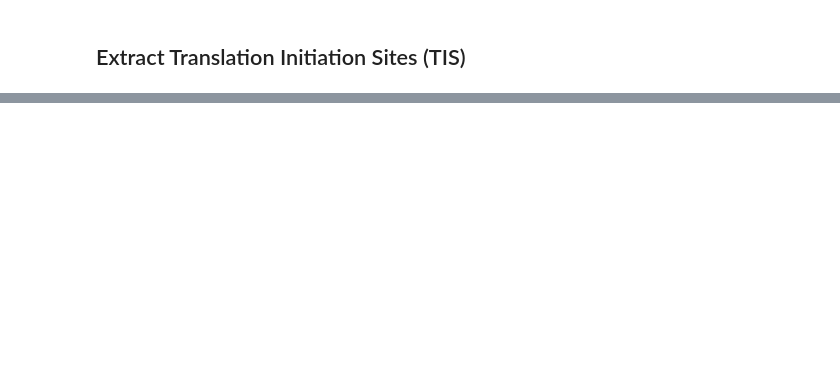
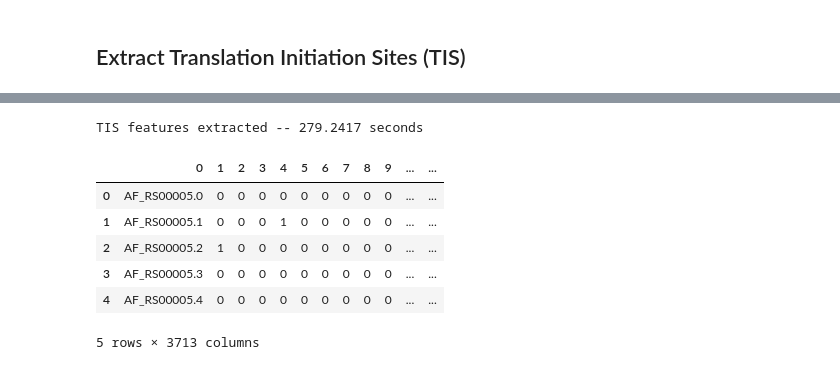
Before and after one commit to viggy-ravi/gene-prediction, a Jupyter notebook: Gene-Prediction-in-Metagenomics-Fragments.ipynb, the cells around one changed output, grey strips where cells are left out. Drawn from its saved outputs; the diff is of its cells as text; code cells hidden in the pictures; blank space fills up the shorter version.

```diff
--- a/Gene-Prediction-in-Metagenomics-Fragments.ipynb
+++ b/Gene-Prediction-in-Metagenomics-Fragments.ipynb
@@ -649,0 +757,30 @@ def codon_feature(seq, nbases):
+# %%
+tis_temp = []
+
+start_time = time.time()
+
+for record in _orfs:
+    name = record.name
+    strand = record.features[0].strand
+    start  = record.features[0].location.start.position
+
+    # create frame (58x64) for TIS pos
+    seq60 = (dna[0][start-30:start+30] if strand == 1 else dna[1][::-1][start-30:start+30][::-1]).seq
+
+    frame = [TRICODON_IDX_DICT[seq60[i:i+3]] for i in range(0,len(seq60)-2)]
+    tis = list(to_categorical(frame, num_classes=64).astype(int).T.reshape(-1))
+    tis_temp.append([name] + tis)
+
+print('TIS features extracted -- %s seconds' % (round(time.time() - start_time, 4)))
+
+_tis = pd.DataFrame(tis_temp).reset_index(drop=True)
+_tis.head()
+# %% [output]
+TIS features extracted -- 279.2417 seconds
+|  | 0 | 1 | 2 | 3 | 4 | 5 | 6 | 7 | 8 | 9 | ... | ... |
+| 0 | AF_RS00005.0 | 0 | 0 | 0 | 0 | 0 | 0 | 0 | 0 | 0 | ... | ... |
+| 1 | AF_RS00005.1 | 0 | 0 | 0 | 1 | 0 | 0 | 0 | 0 | 0 | ... | ... |
+| 2 | AF_RS00005.2 | 1 | 0 | 0 | 0 | 0 | 0 | 0 | 0 | 0 | ... | ... |
+| 3 | AF_RS00005.3 | 0 | 0 | 0 | 0 | 0 | 0 | 0 | 0 | 0 | ... | ... |
+| 4 | AF_RS00005.4 | 0 | 0 | 0 | 0 | 0 | 0 | 0 | 0 | 0 | ... | ... |
+5 rows × 3713 columns
```
Also changed, not shown: parts of 27 cells of this notebook.
